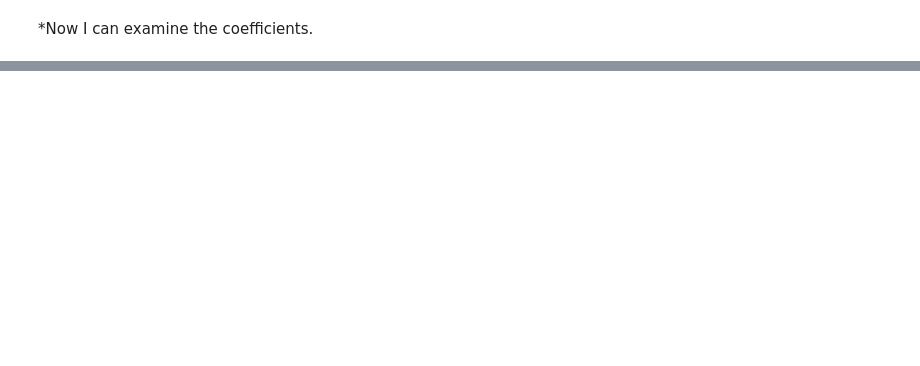
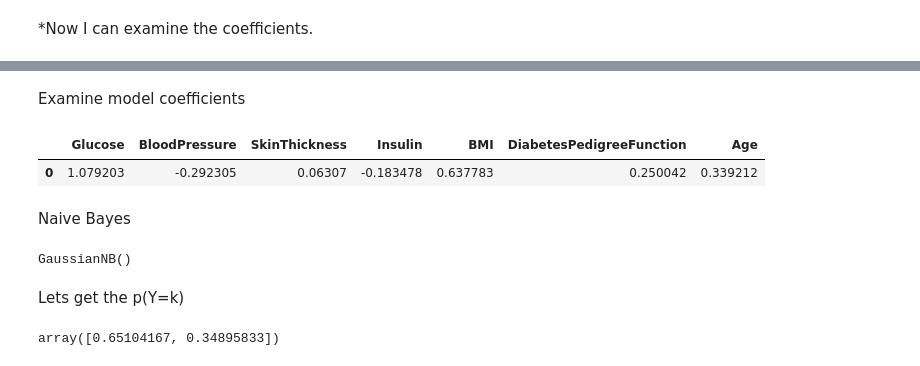
Before and after one commit to RameshSrinivasanCourses/COGS239-StatisticalLearning, a Jupyter notebook: Lectures/Week_2/LogisticRegressionClassifier.ipynb, the cells around one changed output, grey strips where cells are left out. Saved outputs shown, nothing was run; the diff lists cells and outputs as text; code cells hidden in the pictures; blank space fills up the shorter version.

```diff
--- a/Lectures/Week_2/LogisticRegressionClassifier.ipynb
+++ b/Lectures/Week_2/LogisticRegressionClassifier.ipynb
@@ -254,0 +403,18 @@ model.head()
+# %%
+#make the LDA object
+lda = LinearDiscriminantAnalysis()
+#fit the model
+lda.fit(predictors_train, diabetes_train)
+#make some predictions
+pred_lda = lda.predict(predictors_test)
+#compute accuracy
+accuracy_lda = metrics.accuracy_score(diabetes_test,diabetes_pred)
+#get a confusion matrix
+cnf_lda = metrics.confusion_matrix(diabetes_test,diabetes_pred)
+#get a classification report
+classreport_lda = metrics.classification_report(diabetes_test,diabetes_pred,target_names=class_names)
+#get some prediction probabilities
+pprob_lda= lda.predict_proba(predictors_test)
+#get an ROC curve
+fpr_lda, tpr_lda, _ = metrics.roc_curve(diabetes_test,  pprob_lda[:,1])
+auc_lda = metrics.roc_auc_score(diabetes_test, pprob_lda[:,1])
@@ -254,0 +464,23 @@ model.head()
+# %% [markdown]
+Examine model coefficients
+# %%
+model = pd.DataFrame(lda.coef_,columns = cols[1:8])
+# %%
+model.head()
+# %% [output]
+|  | Glucose | BloodPressure | SkinThickness | Insulin | BMI | DiabetesPedigreeFunction | Age |
+| 0 | 1.079203 | -0.292305 | 0.06307 | -0.183478 | 0.637783 | 0.250042 | 0.339212 |
+# %% [markdown]
+Naive Bayes
+# %%
+NB = GaussianNB()
+NB.fit(predictors_train, diabetes_train)
+# %% [output]
+GaussianNB()
+# %% [markdown]
+Lets get the p(Y=k)
+# %%
+print(NB.classes_)
+print(NB.class_prior_)
+# %% [output]
+array([0.65104167, 0.34895833])
```
Also changed, not shown: parts of 39 cells of this notebook.
